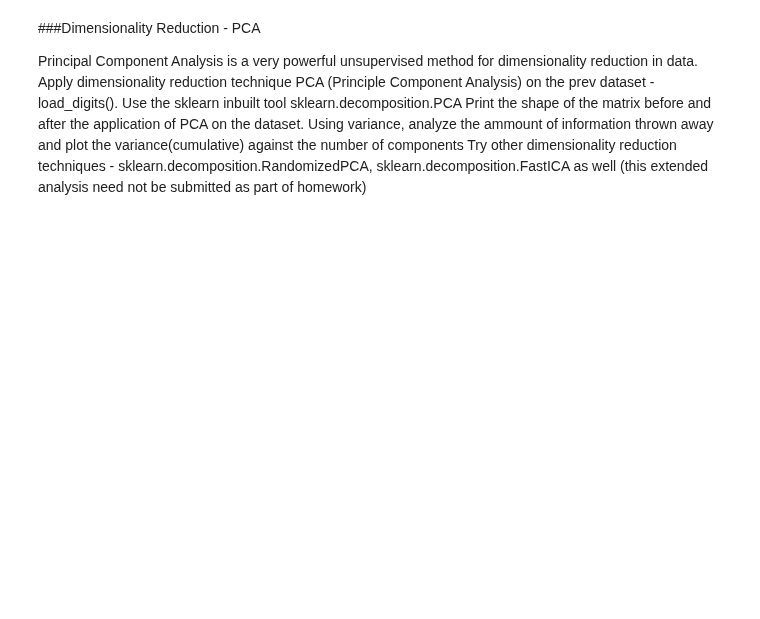
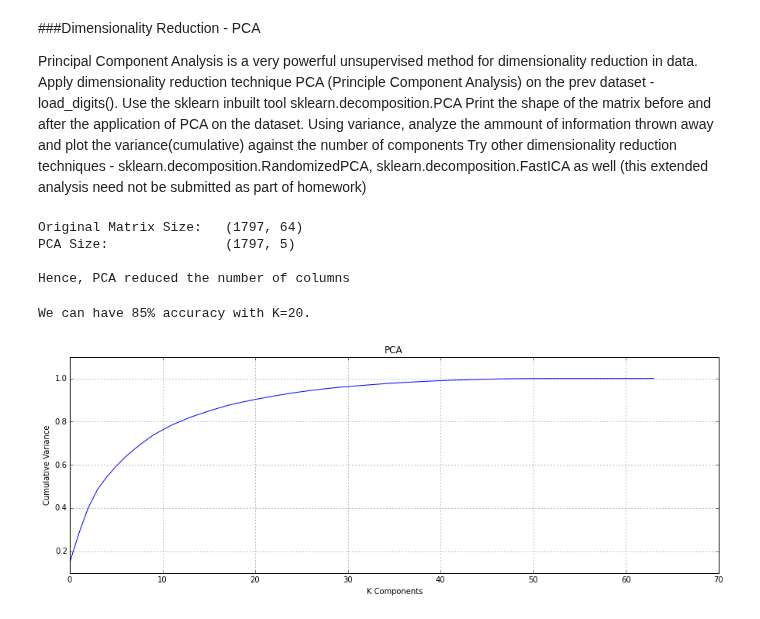
Before and after one commit to snazrul1/ssnazrul, a Jupyter notebook: DSE200/day_3_models_and_learning/03_Exercises.ipynb, the cells around one changed output. Cells and saved outputs as stored; diff of their text form; code cells hidden in the pictures; blank space fills up the shorter version.

```diff
--- a/DSE200/day_3_models_and_learning/03_Exercises.ipynb
+++ b/DSE200/day_3_models_and_learning/03_Exercises.ipynb
@@ -424,3 +485,37 @@ Principal Component Analysis is a very powerful unsupervised method for dimensio
 Apply dimensionality reduction technique PCA (Principle Component Analysis) on the prev dataset - load_digits(). Use the sklearn inbuilt tool sklearn.decomposition.PCA
 Print the shape of the matrix before and after the application of PCA on the dataset. Using variance, analyze the ammount of information thrown away and plot the variance(cumulative) against the number of components
 Try other dimensionality reduction techniques - sklearn.decomposition.RandomizedPCA, sklearn.decomposition.FastICA as well (this extended analysis need not be submitted as part of homework)
+# %%
+#Define variables
+n_samples = len(digits.images)
+x = digits.images.reshape((n_samples, -1))
+print '\nOriginal Matrix Size:\t'+str(np.shape(x))
+
+#PCA
+K=5
+pca=decomposition.PCA(n_components=K)
+pca.fit(x)
+T=pca.transform(x)
+print 'PCA Size:\t\t'+str(np.shape(T))
+print '\nHence, PCA reduced the number of columns'
+# %% [output]
+Original Matrix Size:   (1797, 64)
+PCA Size:               (1797, 5)
+
+Hence, PCA reduced the number of columns
+# %%
+pca=decomposition.PCA()
+pca.fit(x)
+T=pca.transform(x)
+np.shape(T)
+cumulative_explained = np.cumsum(pca.explained_variance_ratio_)
+plt.figure(figsize=(15,5))
+plt.plot(cumulative_explained)
+plt.xlabel('K Components')
+plt.ylabel('Cumulative Variance')
+plt.title('PCA')
+plt.grid()
+print '\nWe can have 85% accuracy with K=20.'
+# %% [output]
+We can have 85% accuracy with K=20.
+[figure, added]
```
Also changed, not shown: parts of 14 cells of this notebook, 1 other file.
